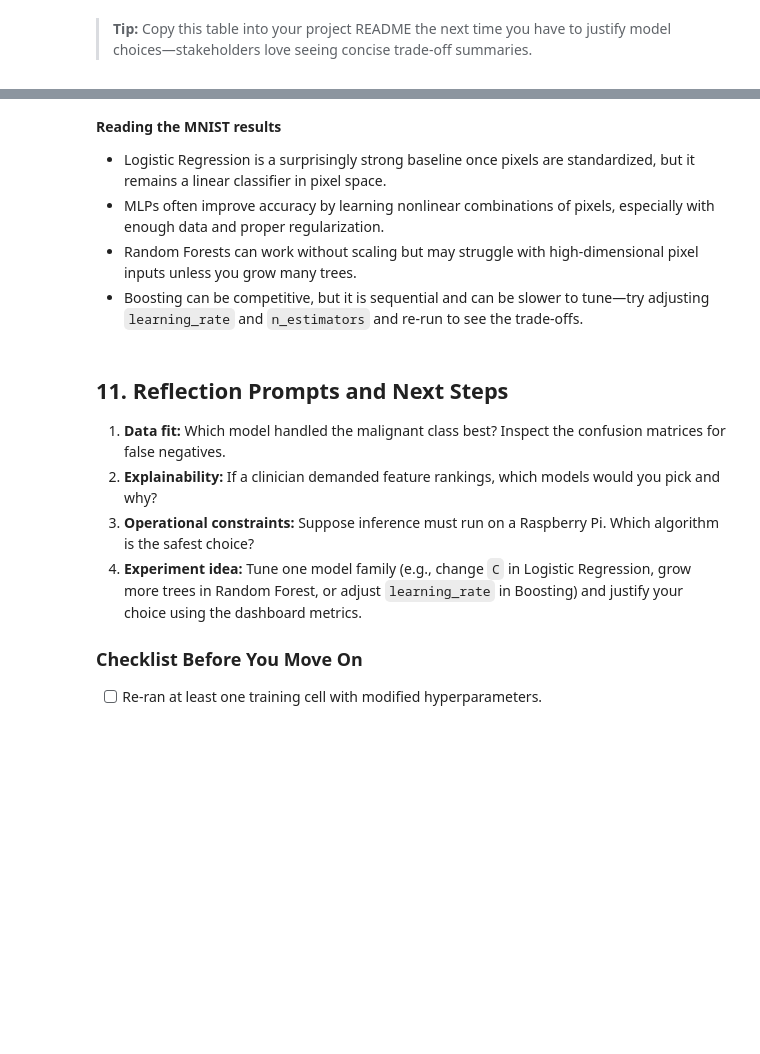
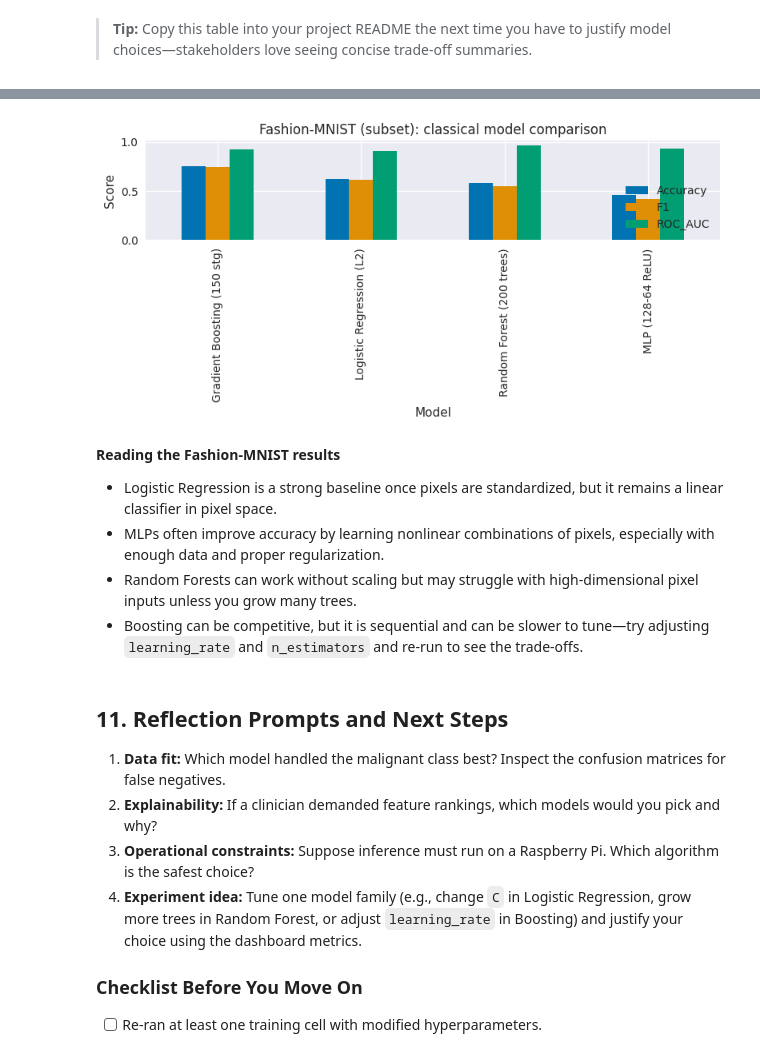
Before and after one commit to uf-bme/BME6938-Spring-2026, a Jupyter notebook: lessons/06-Classic-ML-Models/06-Classic-ML-Models.ipynb, the cells around one changed output, grey strips where cells are left out. Saved outputs shown, nothing was run; the diff lists cells and outputs as text; code cells hidden in the pictures; blank space fills up the shorter version.

```diff
--- a/lessons/06-Classic-ML-Models/06-Classic-ML-Models.ipynb
+++ b/lessons/06-Classic-ML-Models/06-Classic-ML-Models.ipynb
@@ -665,3 +713,3 @@ for name, estimator, X_tr, y_tr, X_te, y_te in mnist_experiments:
 # %%
-mnist_results_df = pd.DataFrame(mnist_results).set_index("Model").sort_values("Accuracy", ascending=False)
-mnist_results_df
+fashion_results_df = pd.DataFrame(fashion_results).set_index("Model").sort_values("Accuracy", ascending=False)
+fashion_results_df
@@ -668,17 +723,19 @@ mnist_results_df
 # %%
-mnist_metrics_to_plot = ["Accuracy", "F1", "ROC_AUC"]
+fashion_metrics_to_plot = ["Accuracy", "F1", "ROC_AUC"]
 fig, ax = plt.subplots(figsize=(8, 4))
-mnist_results_df[mnist_metrics_to_plot].plot(kind="bar", ax=ax)
+fashion_results_df[fashion_metrics_to_plot].plot(kind="bar", ax=ax)
 ax.set_ylim(0.0, 1.01)
 ax.set_ylabel("Score")
-ax.set_title("MNIST (subset): classical model comparison")
+ax.set_title("Fashion-MNIST (subset): classical model comparison")
 ax.legend(loc="lower right")
 plt.tight_layout()
 plt.show()
+# %% [output]
+[figure, added]
 # %% [markdown]
-**Reading the MNIST results**
+**Reading the Fashion-MNIST results**
 
-- Logistic Regression is a surprisingly strong baseline once pixels are standardized, but it remains a linear classifier in pixel space.
+- Logistic Regression is a strong baseline once pixels are standardized, but it remains a linear classifier in pixel space.
 - MLPs often improve accuracy by learning nonlinear combinations of pixels, especially with enough data and proper regularization.
 - Random Forests can work without scaling but may struggle with high-dimensional pixel inputs unless you grow many trees.
 - Boosting can be competitive, but it is sequential and can be slower to tune—try adjusting `learning_rate` and `n_estimators` and re-run to see the trade-offs.
```
Also changed, not shown: parts of 9 cells of this notebook, 3 other files.
